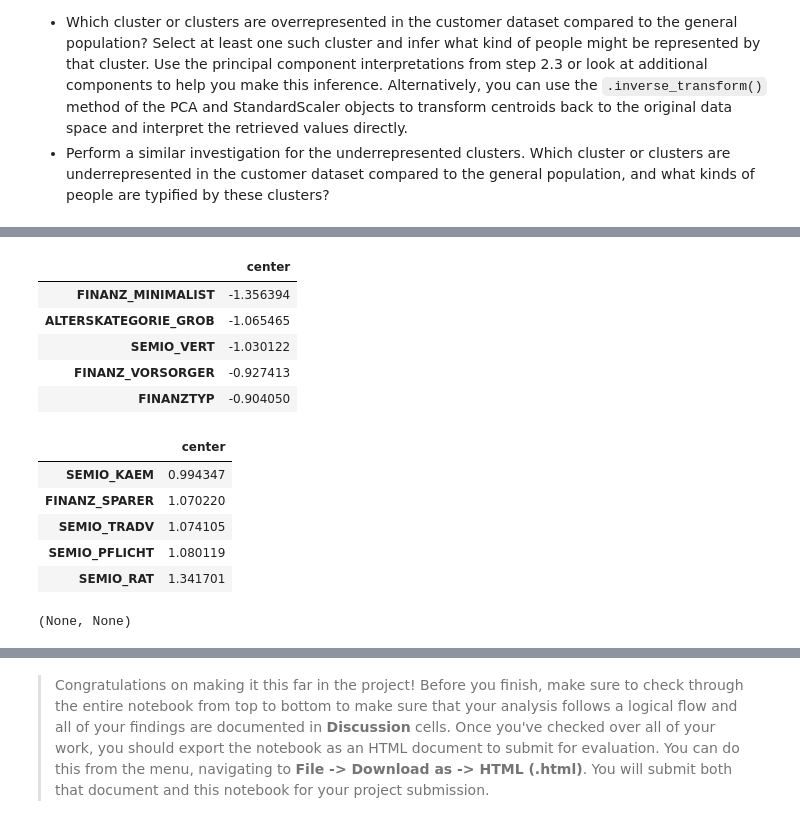
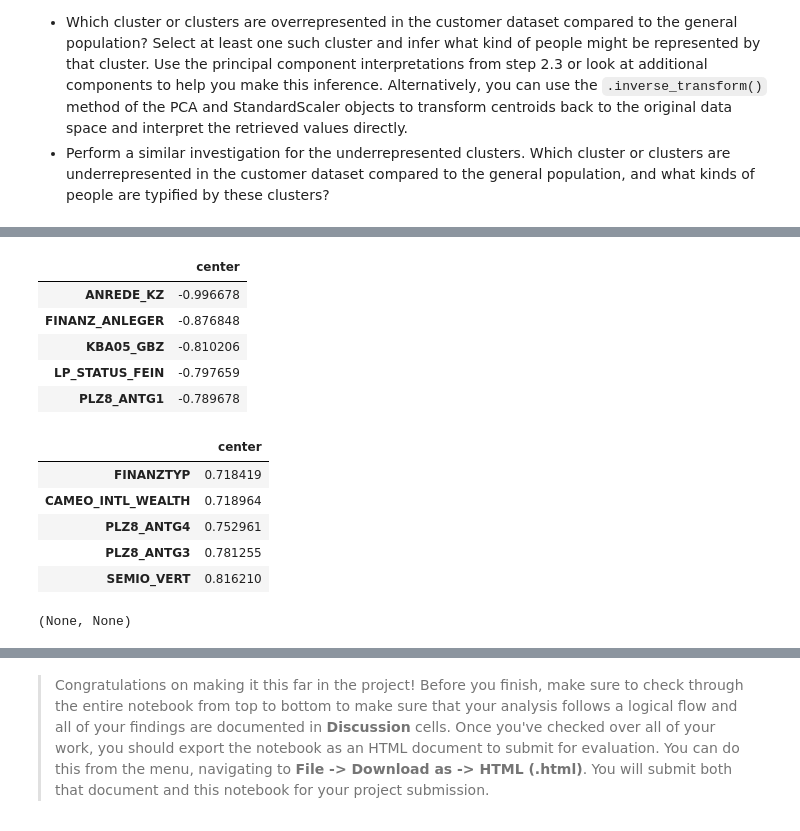
Before and after one commit to Mdhvince/Customer_Segmentation, a Jupyter notebook: Identify_Customer_Segments.ipynb, the cells around one changed output, grey strips where cells are left out. Saved outputs shown, nothing was run; the diff lists cells and outputs as text; code cells hidden in the pictures.

```diff
--- a/Identify_Customer_Segments.ipynb
+++ b/Identify_Customer_Segments.ipynb
@@ -738,7 +738,7 @@ print(customers.shape)
 (797077, 81)
 (141590, 81)
 # %%
-imp_customer = imp.fit_transform(customers)
+imp_customer = imp.transform(customers)
 scaled_customer = scaler.transform(imp_customer)
 transformed_customer = pca.transform(scaled_customer)
 cust_result = kmeans.predict(transformed_customer)
@@ -798,17 +798,17 @@ relevant_feat_per_cluster(12)
 (None, None)
 # %%
-relevant_feat_per_cluster(5)
+relevant_feat_per_cluster(1)
 # %% [output]
 |  | center |
-| FINANZ_MINIMALIST | -1.356394 |
-| ALTERSKATEGORIE_GROB | -1.065465 |
-| SEMIO_VERT | -1.030122 |
-| FINANZ_VORSORGER | -0.927413 |
-| FINANZTYP | -0.904050 |
+| ANREDE_KZ | -0.996678 |
+| FINANZ_ANLEGER | -0.876848 |
+| KBA05_GBZ | -0.810206 |
+| LP_STATUS_FEIN | -0.797659 |
+| PLZ8_ANTG1 | -0.789678 |
 |  | center |
-| SEMIO_KAEM | 0.994347 |
-| FINANZ_SPARER | 1.070220 |
-| SEMIO_TRADV | 1.074105 |
-| SEMIO_PFLICHT | 1.080119 |
-| SEMIO_RAT | 1.341701 |
+| FINANZTYP | 0.718419 |
+| CAMEO_INTL_WEALTH | 0.718964 |
+| PLZ8_ANTG4 | 0.752961 |
+| PLZ8_ANTG3 | 0.781255 |
+| SEMIO_VERT | 0.816210 |
 (None, None)
```
Also changed, not shown: parts of 8 cells of this notebook.
